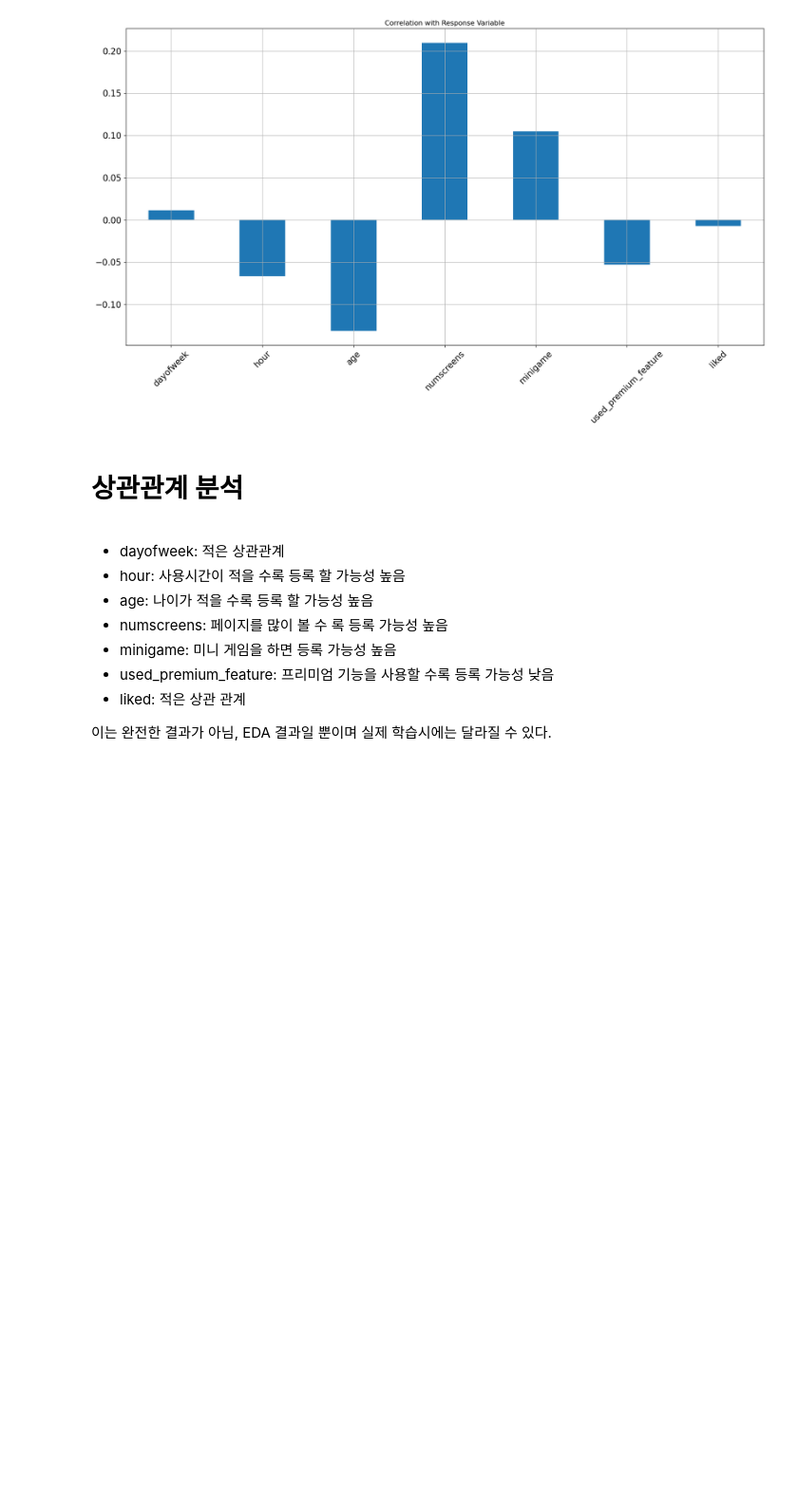
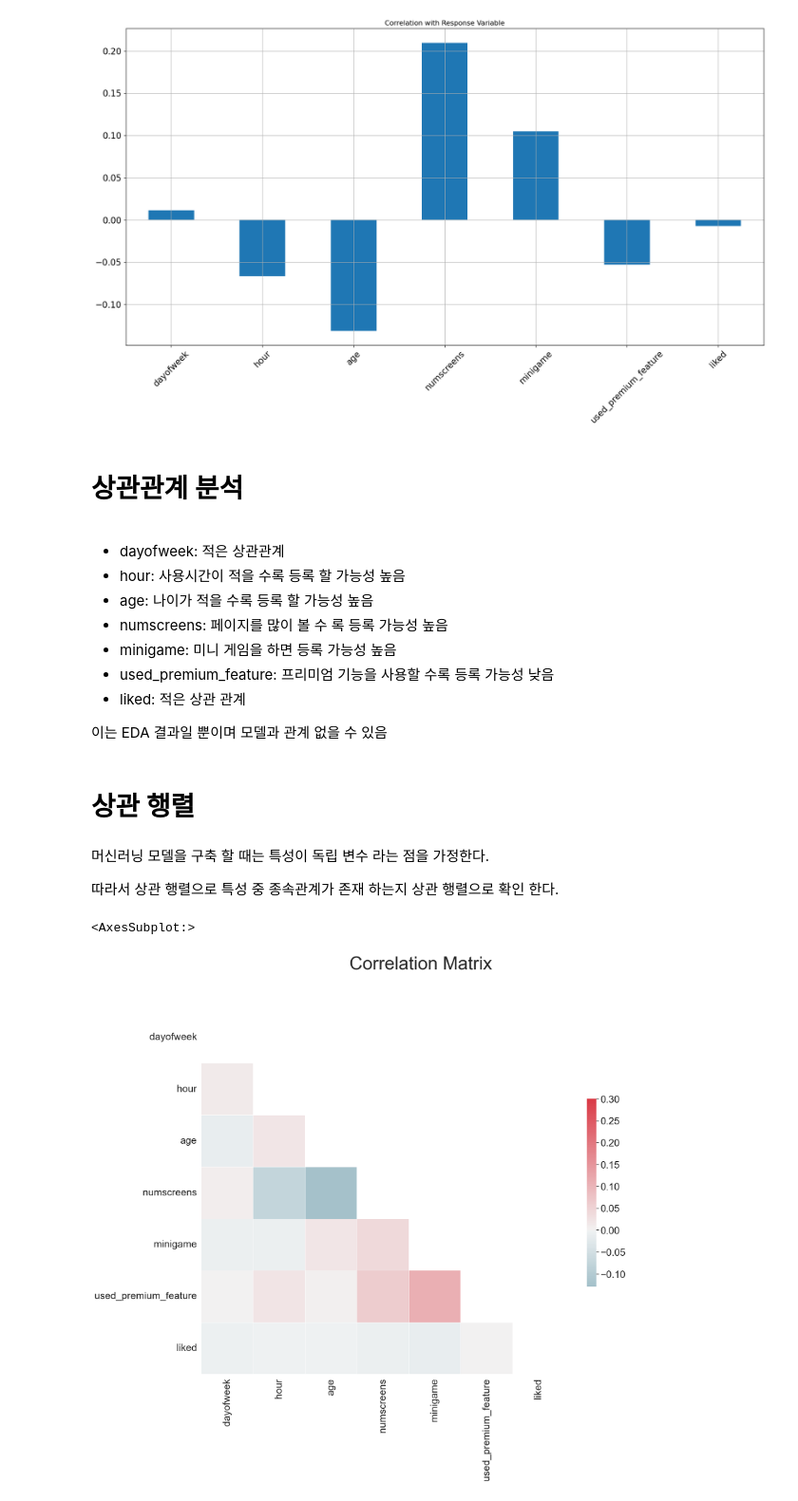
Before and after one commit to Gaebobman/Machine-learning, a Jupyter notebook: App Behavior Analysis.ipynb, the cells around one changed output. Shown: that part at 95% size. Saved outputs shown, nothing was run; the diff lists cells and outputs as text; code cells hidden in the pictures; blank space fills up the shorter version.

```diff
--- a/App Behavior Analysis.ipynb
+++ b/App Behavior Analysis.ipynb
@@ -81,4 +81,34 @@ dataset2.corrwith(dataset.enrolled).plot.bar(figsize = (20, 10),
     <li>liked: 적은 상관 관계 </li>
 </ul>
 
-이는 완전한 결과가 아님, EDA 결과일 뿐이며 실제 학습시에는 달라질 수 있다.
+이는 EDA 결과일 뿐이며 모델과 관계 없을 수 있음
+# %% [markdown]
+# 상관 행렬
+# %% [markdown]
+머신러닝 모델을 구축 할 때는 특성이 독립 변수 라는 점을 가정한다.
+
+따라서 상관 행렬으로 특성 중 종속관계가 존재 하는지 상관 행렬으로 확인 한다.
+# %%
+## Correlation Matrix
+sn.set(style="white", font_scale=2)
+
+# Compute the correlation matrix; 각 필드의 모든 상관 관계를 담은 2차원 배열을 생성
+corr = dataset2.corr()
+
+# Generate a mask for the upper triangle
+mask = np.zeros_like(corr, dtype= bool)
+mask[np.triu_indices_from(mask)] = True   # 대칭행렬이기 때문에 한 쪽만 만든다.
+
+# Set up the matplotlib figure
+f, ax = plt.subplots(figsize=(18, 15))
+f.suptitle("Correlation Matrix", fontsize = 40)
+
+# Generate a custom diverging colormap
+cmap = sn.diverging_palette(220, 10, as_cmap=True)
+
+# Draw the heatmap with the mask and correct aspect ratio
+sn.heatmap(corr, mask=mask, cmap=cmap, vmax=.3, center=0,
+            square=True, linewidths=.5, cbar_kws={"shrink": .5})
+# %% [output]
+<AxesSubplot:>
+[figure, added]
```
Also changed, not shown: parts of 31 cells of this notebook.
